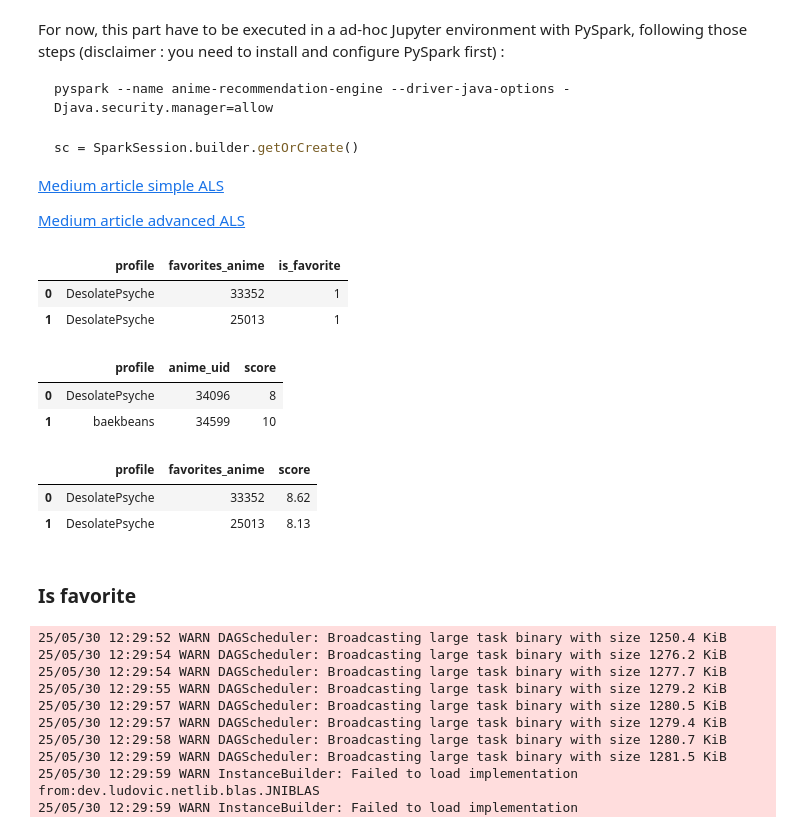
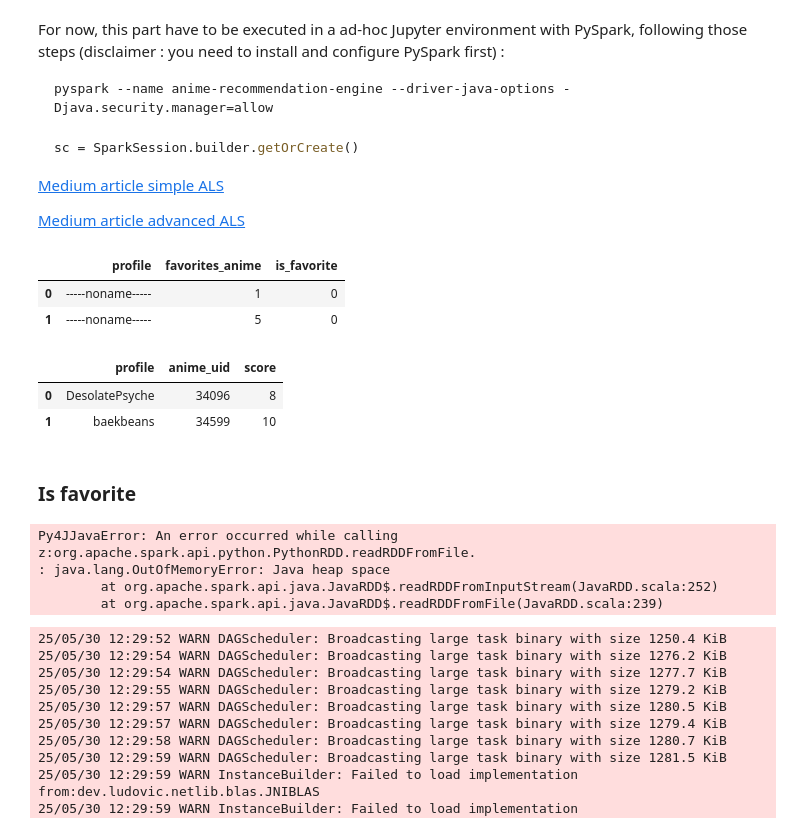
Before and after one commit to qxzjy/anime-recommendation-engine, a Jupyter notebook: notebook/RECO_02.ipynb, the cells around one changed output. Saved outputs shown, nothing was run; the diff lists cells and outputs as text; code cells hidden in the pictures.

```diff
--- a/notebook/RECO_02.ipynb
+++ b/notebook/RECO_02.ipynb
@@ -119,19 +93,14 @@ sc = SparkSession.builder.getOrCreate()
 # %%
 df_als_is_favorite = pd.read_csv("../data/als_is_favorite.csv")
 df_als_reviews_score = pd.read_csv("../data/als_reviews_score.csv")
-df_als_favorite_score = pd.read_csv("../data/als_favorite_score.csv")
 
-display(df_als_is_favorite.head(2)) # (216695, 3)
+display(df_als_is_favorite.head(2)) # (178623584, 3)
 display(df_als_reviews_score.head(2)) # (130519, 3)
-display(df_als_favorite_score.head(2)) # (216188, 3)
 # %% [output]
 |  | profile | favorites_anime | is_favorite |
-| 0 | DesolatePsyche | 33352 | 1 |
-| 1 | DesolatePsyche | 25013 | 1 |
+| 0 | -----noname----- | 1 | 0 |
+| 1 | -----noname----- | 5 | 0 |
 |  | profile | anime_uid | score |
 | 0 | DesolatePsyche | 34096 | 8 |
 | 1 | baekbeans | 34599 | 10 |
-|  | profile | favorites_anime | score |
-| 0 | DesolatePsyche | 33352 | 8.62 |
-| 1 | DesolatePsyche | 25013 | 8.13 |
 # %%
@@ -224,7 +202,12 @@ def create_predictions_pandas_dataframe(model, df_spark, user_col, item_col, rat
 # %% [markdown]
 ### Is favorite
 # %%
-df_sp_is_favorite, train, test = pyspark_df_with_train_test_split(df_als_is_favorite, 0.2, "profile", "favorites_anime", "is_favorite")
+df_sp_is_favorite, train, test = pyspark_df_with_train_test_split(df_als_is_favorite, 0.2, "profile", "favorites_anime", "is_favorite", False)
+# %% [output]
+Py4JJavaError: An error occurred while calling z:org.apache.spark.api.python.PythonRDD.readRDDFromFile.
+: java.lang.OutOfMemoryError: Java heap space
+        at org.apache.spark.api.java.JavaRDD$.readRDDFromInputStream(JavaRDD.scala:252)
+        at org.apache.spark.api.java.JavaRDD$.readRDDFromFile(JavaRDD.scala:239)
 # %%
 model = als_tuning_and_predict(train, test, "profile", "favorites_anime", "is_favorite")
 # %% [output]
```
Also changed, not shown: parts of 15 cells of this notebook.
